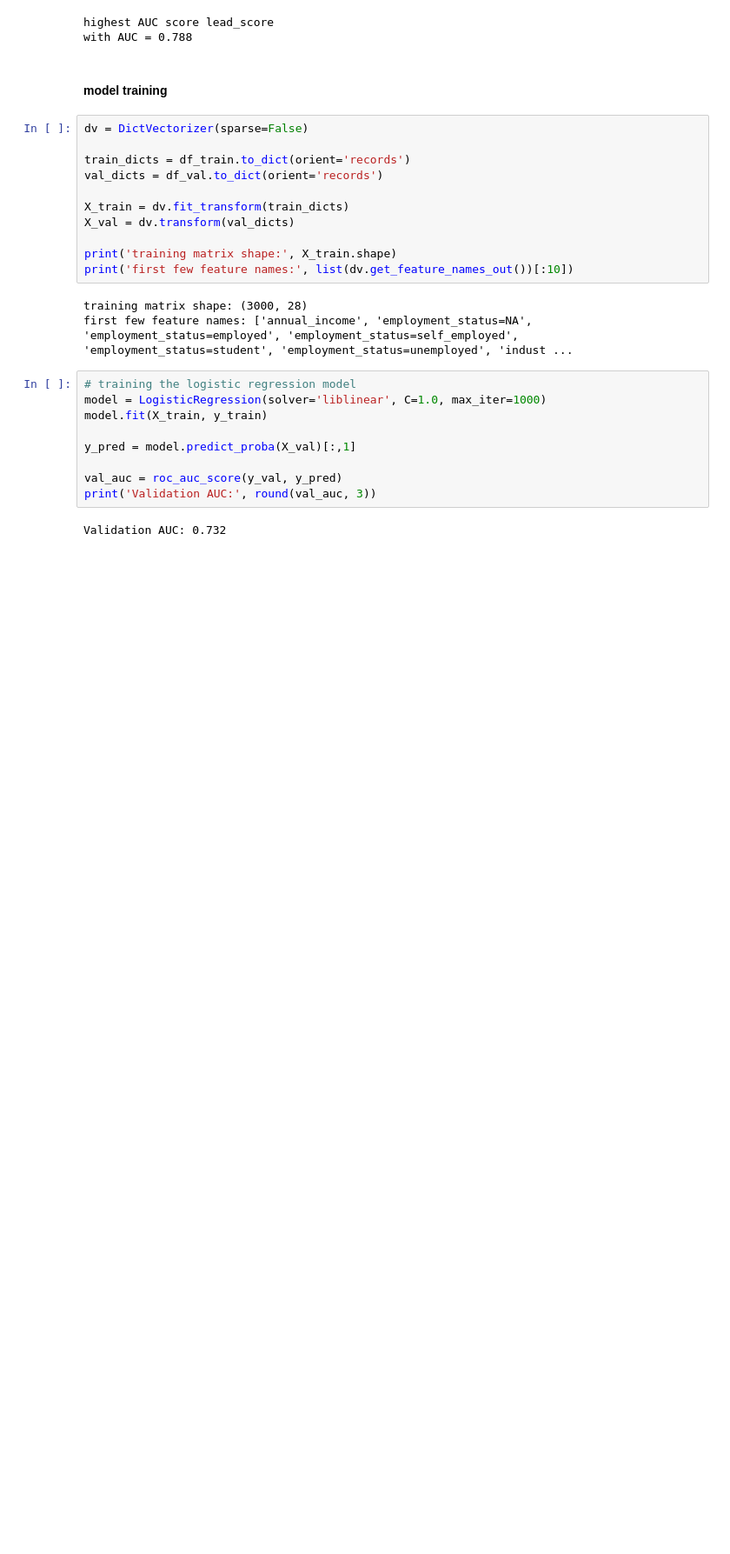
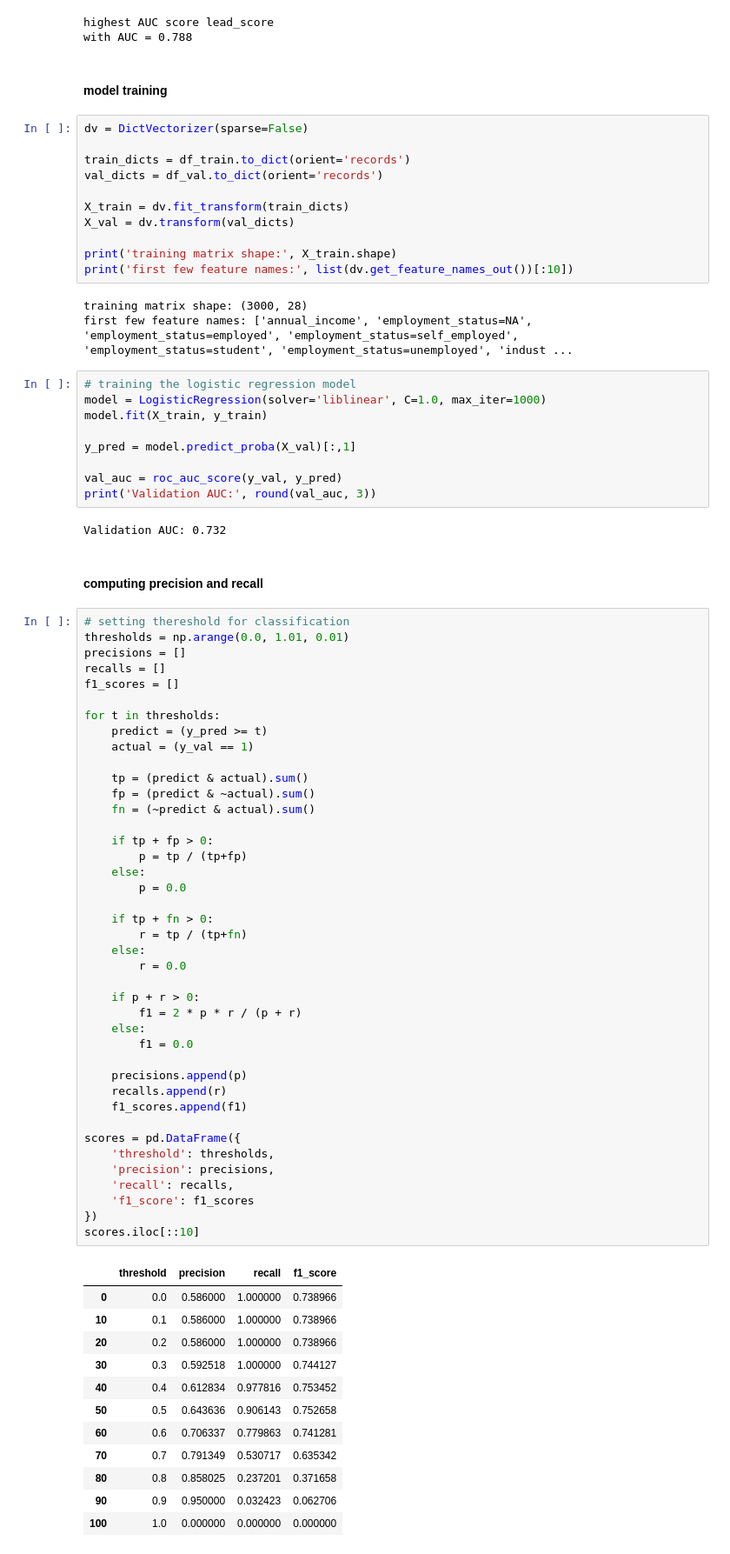
Before and after one commit to lTsumetai/zoomcamp-learning, a Jupyter notebook: Chapter4_classification_evaluation/lead_scoring.ipynb, the cells around one changed output. Shown at 87% size. Drawn from its saved outputs; the diff is of its cells as text; blank space fills up the shorter version.

```diff
--- a/Chapter4_classification_evaluation/lead_scoring.ipynb
+++ b/Chapter4_classification_evaluation/lead_scoring.ipynb
@@ -147,3 +147,59 @@ val_auc = roc_auc_score(y_val, y_pred)
 print('Validation AUC:', round(val_auc, 3))
 # %% [output]
 Validation AUC: 0.732
+# %% [markdown]
+#### computing precision and recall
+# %%
+# setting thereshold for classification
+thresholds = np.arange(0.0, 1.01, 0.01)
+precisions = []
+recalls = []
+f1_scores = []
+
+for t in thresholds:
+    predict = (y_pred >= t)
+    actual = (y_val == 1)
+
+    tp = (predict & actual).sum()
+    fp = (predict & ~actual).sum()
+    fn = (~predict & actual).sum()
+
+    if tp + fp > 0:
+        p = tp / (tp+fp)
+    else:
+        p = 0.0
+
+    if tp + fn > 0:
+        r = tp / (tp+fn)
+    else:
+        r = 0.0
+
+    if p + r > 0:
+        f1 = 2 * p * r / (p + r)
+    else:
+        f1 = 0.0
+
+    precisions.append(p)
+    recalls.append(r)
+    f1_scores.append(f1)
+
+scores = pd.DataFrame({
+    'threshold': thresholds,
+    'precision': precisions,
+    'recall': recalls,
+    'f1_score': f1_scores
+})
+scores.iloc[::10]
+# %% [output]
+|  | threshold | precision | recall | f1_score |
+| 0 | 0.0 | 0.586000 | 1.000000 | 0.738966 |
+| 10 | 0.1 | 0.586000 | 1.000000 | 0.738966 |
+| 20 | 0.2 | 0.586000 | 1.000000 | 0.738966 |
+| 30 | 0.3 | 0.592518 | 1.000000 | 0.744127 |
+| 40 | 0.4 | 0.612834 | 0.977816 | 0.753452 |
+| 50 | 0.5 | 0.643636 | 0.906143 | 0.752658 |
+| 60 | 0.6 | 0.706337 | 0.779863 | 0.741281 |
+| 70 | 0.7 | 0.791349 | 0.530717 | 0.635342 |
+| 80 | 0.8 | 0.858025 | 0.237201 | 0.371658 |
+| 90 | 0.9 | 0.950000 | 0.032423 | 0.062706 |
+| 100 | 1.0 | 0.000000 | 0.000000 | 0.000000 |
```
Also changed, not shown: parts of 3 cells of this notebook.
